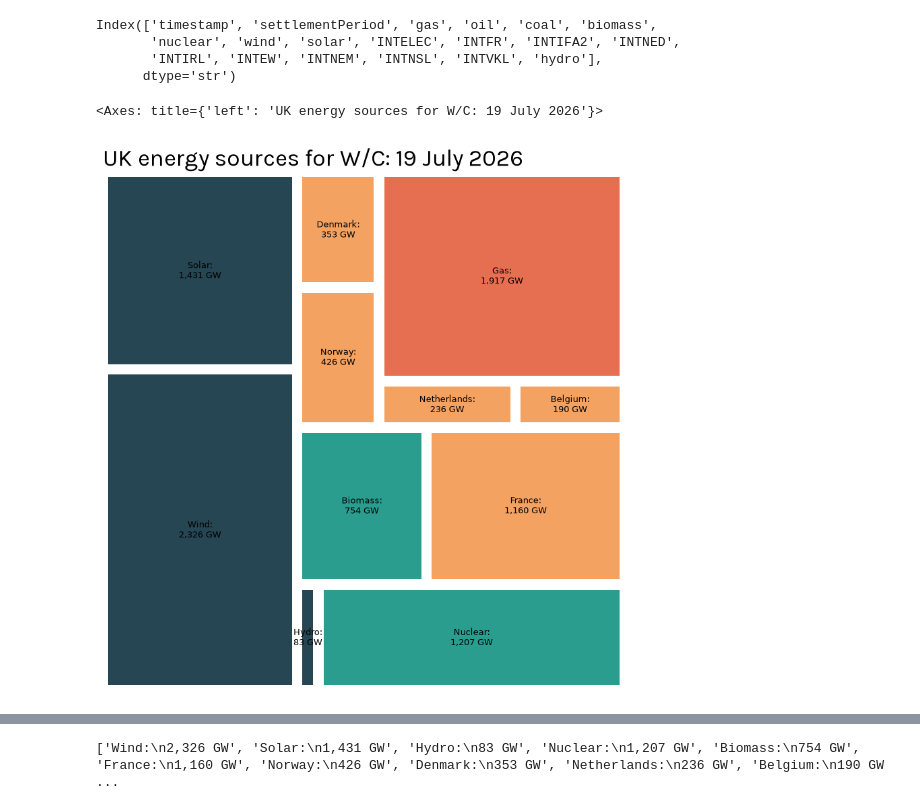
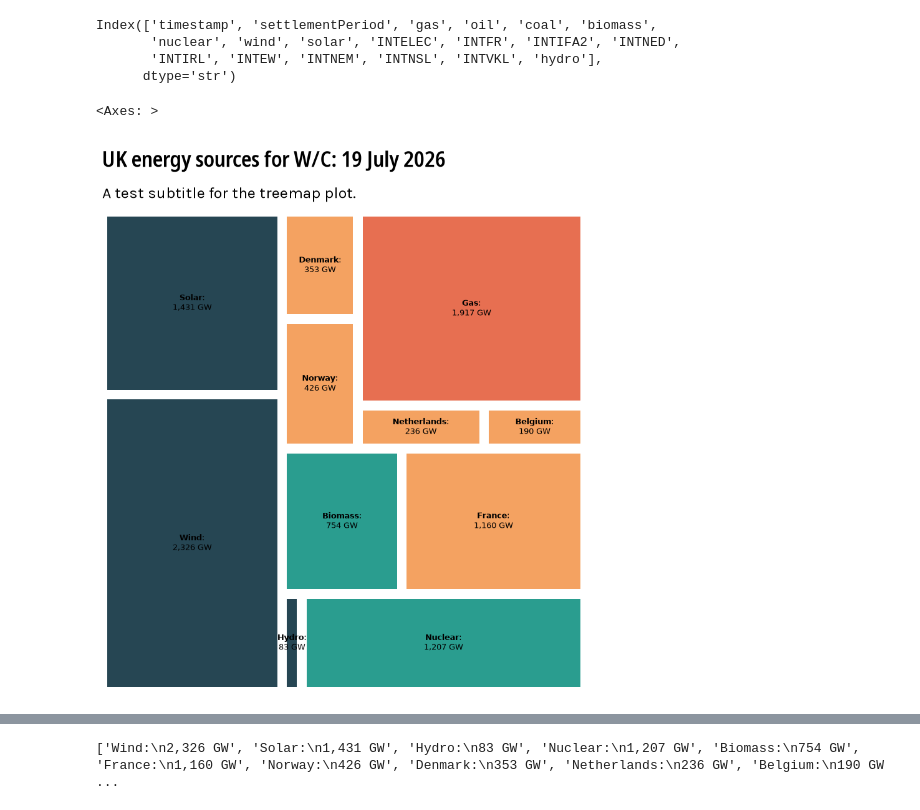
Before and after one commit to TurnerHaa/grid_weekly, a Jupyter notebook: notebooks/fetch.ipynb, the cells around one changed output, grey strips where cells are left out. Drawn from its saved outputs; the diff is of its cells as text; code cells hidden in the pictures.

Commit message:
Added subtitle and new fonts

```diff
--- a/notebooks/fetch.ipynb
+++ b/notebooks/fetch.ipynb
@@ -208,39 +208,51 @@ interconnector_map = {
 heatmap_data['type'] = heatmap_data['source'].map(interconnector_map).fillna(heatmap_data['source'])
 heatmap_data = heatmap_data.groupby(['category', 'type'], as_index=False)['mw'].sum()
 heatmap_data = heatmap_data.sort_values(by=['category','mw'], ascending=[False, False])
 heatmap_data = heatmap_data[heatmap_data['mw'] >= 10000]
 
 
 # treemap visualization
 labels = [
-    f"{type.title()}:\n{(mw / 1000):,.0f} GW"
+    f"$\\bf{{{type.title()}}}$:\n{(mw / 1000):,.0f} GW"
     for type, mw in zip(heatmap_data['type'], heatmap_data['mw'])
 ]
 
 colour_map = {
     'Fossil' : '#e76f51',
     'Interconnector': '#f4a261',
     'Other': '#2a9d8f',
     'Renewable': '#264653'
 }
 
 colors = heatmap_data['category'].map(colour_map)
 
-title_font = {'fontname':'Karla',
-              'fontsize': 25,
-              }
+title_font = {'fontname':'Noto Sans Condensed SemiBold', 'fontsize': 25}
+subtitle_font = {'fontname':'Karla', 'fontsize': 18}
 
 fig, ax = plt.subplots(figsize=(10,10))
 ax.set_axis_off()
-plt.title(f"UK energy sources for W/C: {dt.strptime(start_date,'%Y-%m-%d %H:%M:%S').strftime("%d %B %Y")}",
-          fontdict=title_font,
-          loc = 'left')
+
+# Define your text strings
+main_text = f"UK energy sources for W/C: {dt.strptime(start_date, '%Y-%m-%d %H:%M:%S').strftime('%d %B %Y')}"
+sub_text = "A test subtitle for the treemap plot."
+
+ax.text(0.0, 1.08, main_text,
+        transform=ax.transAxes,
+        ha='left',
+        va='bottom',
+        **title_font)
+
+ax.text(0.0, 1.02, sub_text,
+        transform=ax.transAxes,
+        ha='left',
+        va='bottom',
+        **subtitle_font)
 
 
 squarify.plot(sizes=heatmap_data['mw'],
               label=labels,
               color = colors,
               pad=True)
 # %% [output]
-<Axes: title={'left': 'UK energy sources for W/C: 19 July 2026'}>
+<Axes: >
-[figure, old version]
+[figure, new version]
```
Also changed, not shown: parts of 1 cell of this notebook.
